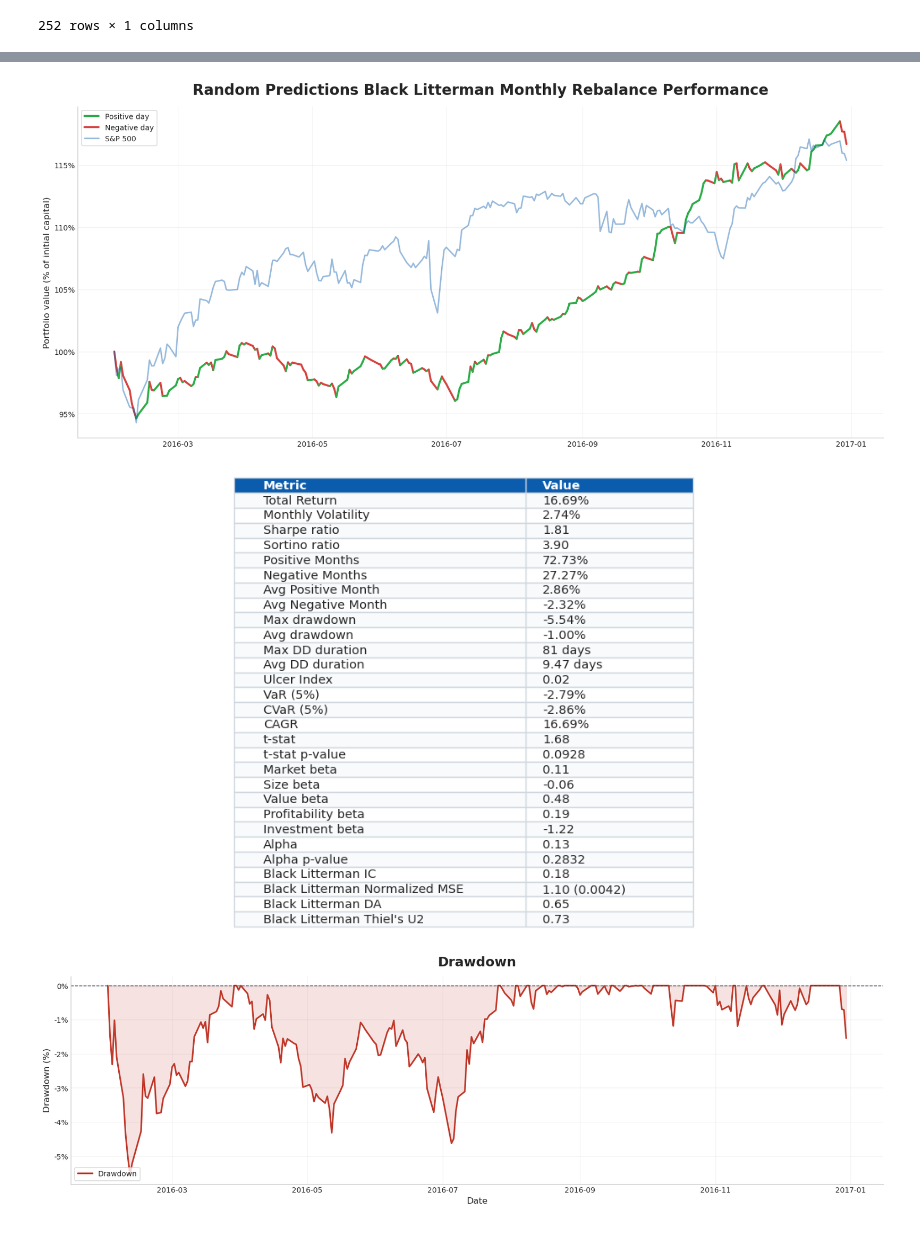
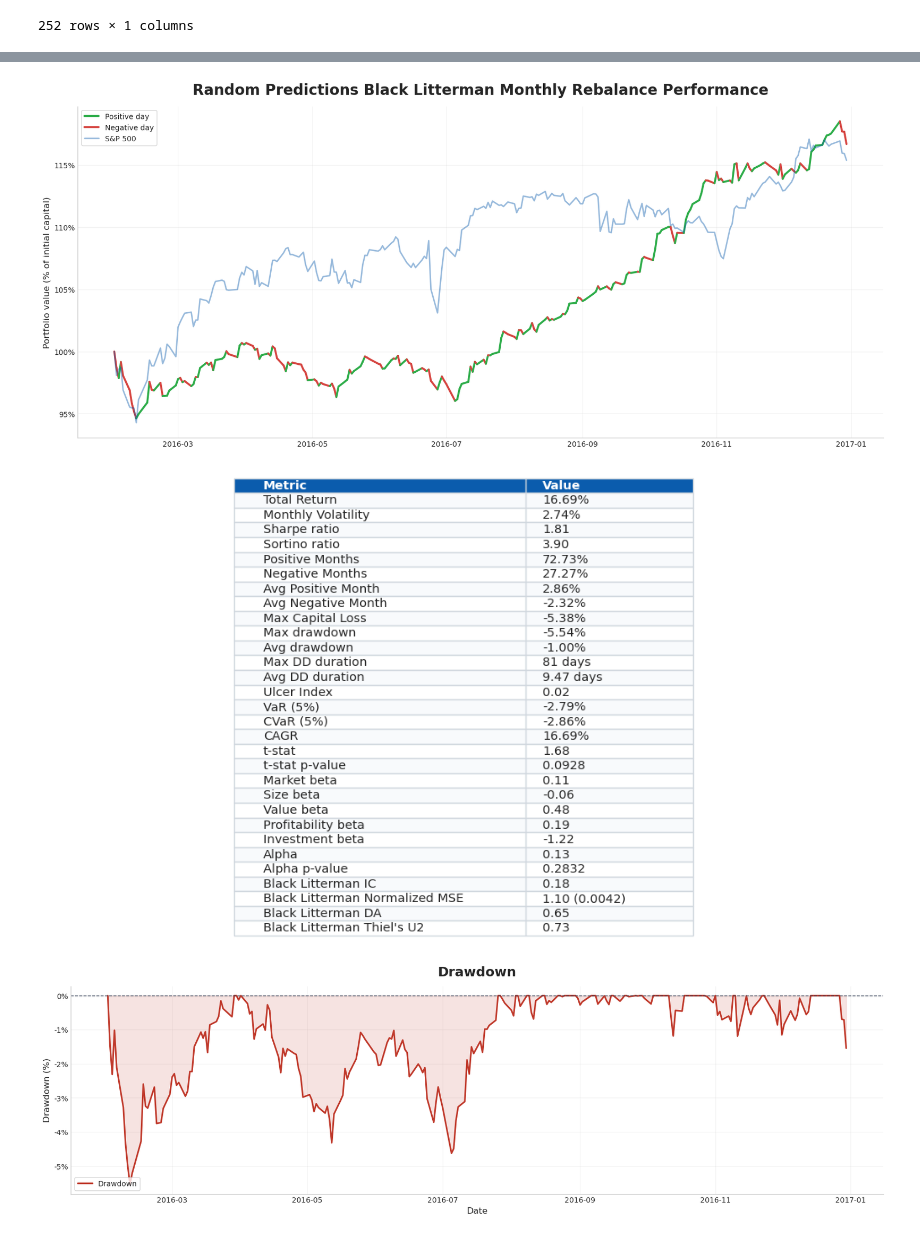
Before and after one commit to jaimebeng/TFG, a Jupyter notebook: notebooks/06_backtest.ipynb, the cells around one changed output, grey strips where cells are left out. Cells and saved outputs as stored; diff of their text form; code cells hidden in the pictures.

```diff
--- a/notebooks/06_backtest.ipynb
+++ b/notebooks/06_backtest.ipynb
@@ -296,7 +302,7 @@ daily_pct = daily_res["Portfolio Growth"].to_numpy() * 100
 drawdown_pct = dds.to_numpy() * 100
 
 daily_pct = pd.Series(daily_pct, index=daily_res.index)
-drawdown_pct = pd.Series(drawdown_pct, index=daily_res.index)
+drawdown_pct = pd.Series(drawdown_pct[1:], index=daily_res.index)
 snp500_pct = pd.Series(np.cumprod(1 + np.asarray(snp500_daily_returns)) * 100, index=daily_res.index)
 daily_pct.iloc[0] = 100
 drawdown_pct.iloc[0] = 0
@@ -338,6 +344,7 @@ metrics = [
     ("Negative Months", f"{red_ratio:.2%}"),
     ("Avg Positive Month", f"{avg_green:.2%}"),
     ("Avg Negative Month", f"{avg_red:.2%}"),
+    ("Max Capital Loss", f"{max_cap_loss:.2%}"),
     ("Max drawdown", f"{max_dd:.2%}"),
     ("Avg drawdown", f"{average_dd_depth:.2%}"),
     ("Max DD duration", f"{max_dd_duration:.0f} days"),
@@ -461,7 +469,7 @@ daily_pct = daily_res["Portfolio Growth"].to_numpy() * 100
 drawdown_pct = dds.to_numpy() * 100
 
 daily_pct = pd.Series(daily_pct, index=daily_res.index)
-drawdown_pct = pd.Series(drawdown_pct, index=daily_res.index)
+drawdown_pct = pd.Series(drawdown_pct[1:], index=daily_res.index)
 snp500_pct = pd.Series(np.cumprod(1 + np.asarray(snp500_daily_returns)) * 100, index=daily_res.index)
 daily_pct.iloc[0] = 100
 drawdown_pct.iloc[0] = 0
@@ -512,6 +520,7 @@ metrics = [
     ("Negative Months", f"{red_ratio:.2%}"),
     ("Avg Positive Month", f"{avg_green:.2%}"),
     ("Avg Negative Month", f"{avg_red:.2%}"),
+    ("Max Capital Loss", f"{max_cap_loss:.2%}"),
     ("Max drawdown", f"{max_dd:.2%}"),
     ("Avg drawdown", f"{average_dd_depth:.2%}"),
     ("Max DD duration", f"{max_dd_duration:.0f} days"),
@@ -651,7 +661,7 @@ daily_pct = daily_res["Portfolio Growth"].to_numpy() * 100
 drawdown_pct = dds.to_numpy() * 100
 
 daily_pct = pd.Series(daily_pct, index=daily_res.index)
-drawdown_pct = pd.Series(drawdown_pct, index=daily_res.index)
+drawdown_pct = pd.Series(drawdown_pct[1:], index=daily_res.index)
 snp500_pct = pd.Series(np.cumprod(1 + np.asarray(snp500_daily_returns)) * 100, index=daily_res.index)
 daily_pct.iloc[0] = 100
 drawdown_pct.iloc[0] = 0
@@ -702,6 +712,7 @@ metrics = [
     ("Negative Months", f"{red_ratio:.2%}"),
     ("Avg Positive Month", f"{avg_green:.2%}"),
     ("Avg Negative Month", f"{avg_red:.2%}"),
+    ("Max Capital Loss", f"{max_cap_loss:.2%}"),
     ("Max drawdown", f"{max_dd:.2%}"),
     ("Avg drawdown", f"{average_dd_depth:.2%}"),
     ("Max DD duration", f"{max_dd_duration:.0f} days"),
@@ -839,7 +851,7 @@ daily_pct = daily_res["Portfolio Growth"].to_numpy() * 100
 drawdown_pct = dds.to_numpy() * 100
 
 daily_pct = pd.Series(daily_pct, index=daily_res.index)
-drawdown_pct = pd.Series(drawdown_pct, index=daily_res.index)
+drawdown_pct = pd.Series(drawdown_pct[1:], index=daily_res.index)
 snp500_pct = pd.Series(np.cumprod(1 + np.asarray(snp500_daily_returns)) * 100, index=daily_res.index)
 daily_pct.iloc[0] = 100
 drawdown_pct.iloc[0] = 0
@@ -890,6 +902,7 @@ metrics = [
     ("Negative Months", f"{red_ratio:.2%}"),
     ("Avg Positive Month", f"{avg_green:.2%}"),
     ("Avg Negative Month", f"{avg_red:.2%}"),
+    ("Max Capital Loss", f"{max_cap_loss:.2%}"),
     ("Max drawdown", f"{max_dd:.2%}"),
     ("Avg drawdown", f"{average_dd_depth:.2%}"),
     ("Max DD duration", f"{max_dd_duration:.0f} days"),
@@ -1037,7 +1051,7 @@ daily_pct = daily_res["Portfolio Growth"].to_numpy() * 100
 drawdown_pct = dds.to_numpy() * 100
 
 daily_pct = pd.Series(daily_pct, index=daily_res.index)
-drawdown_pct = pd.Series(drawdown_pct, index=daily_res.index)
+drawdown_pct = pd.Series(drawdown_pct[1:], index=daily_res.index)
 snp500_pct = pd.Series(np.cumprod(1 + np.asarray(snp500_daily_returns)) * 100, index=daily_res.index)
 daily_pct.iloc[0] = 100
 drawdown_pct.iloc[0] = 0
@@ -1088,6 +1102,7 @@ metrics = [
     ("Negative Months", f"{red_ratio:.2%}"),
     ("Avg Positive Month", f"{avg_green:.2%}"),
     ("Avg Negative Month", f"{avg_red:.2%}"),
+    ("Max Capital Loss", f"{max_cap_loss:.2%}"),
     ("Max drawdown", f"{max_dd:.2%}"),
     ("Avg drawdown", f"{average_dd_depth:.2%}"),
     ("Max DD duration", f"{max_dd_duration:.0f} days"),
@@ -1133,34 +1148,34 @@ for (row, col), cell in table.get_celld().items():
         cell.set_text_props(color="white", weight="bold")
     elif row % 2 == 1:
         cell.set_facecolor("#F8FAFC")
     else:
         cell.set_facecolor("white")
 
 plt.show()
 
 fig_dd, ax_dd = plt.subplots(figsize=(16, 4.8), constrained_layout=True)
 ax_dd.plot(
     drawdown_pct.index,
     drawdown_pct.values,
     color="#C0392B",
     linewidth=2.2,
     label="Drawdown",
 )
 ax_dd.axhline(0, color="#2F3B52", linewidth=1.1, linestyle="--", alpha=0.8)
 ax_dd.fill_between(drawdown_pct.index, drawdown_pct.values, 0, color="#C0392B", alpha=0.14)
 ax_dd.set_title("Drawdown", fontsize=18, fontweight="bold", pad=14)
 ax_dd.set_ylabel("Drawdown (%)", fontsize=12)
 ax_dd.set_xlabel("Date", fontsize=12)
 ax_dd.yaxis.set_major_formatter(mticker.FuncFormatter(lambda y, _: f"{y:.0f}%"))
 ax_dd.grid(True, which="major", alpha=0.25)
 ax_dd.spines["top"].set_visible(False)
 ax_dd.spines["right"].set_visible(False)
 ax_dd.legend(loc="lower left", frameon=True)
 
 plt.show()
 # %% [output]
 [figure]
-[figure, old version]
+[figure, new version]
 [figure]
 # %%
 # finally move onto real backtest, with real model
```
Also changed, not shown: parts of 16 cells of this notebook, 2 other files.
